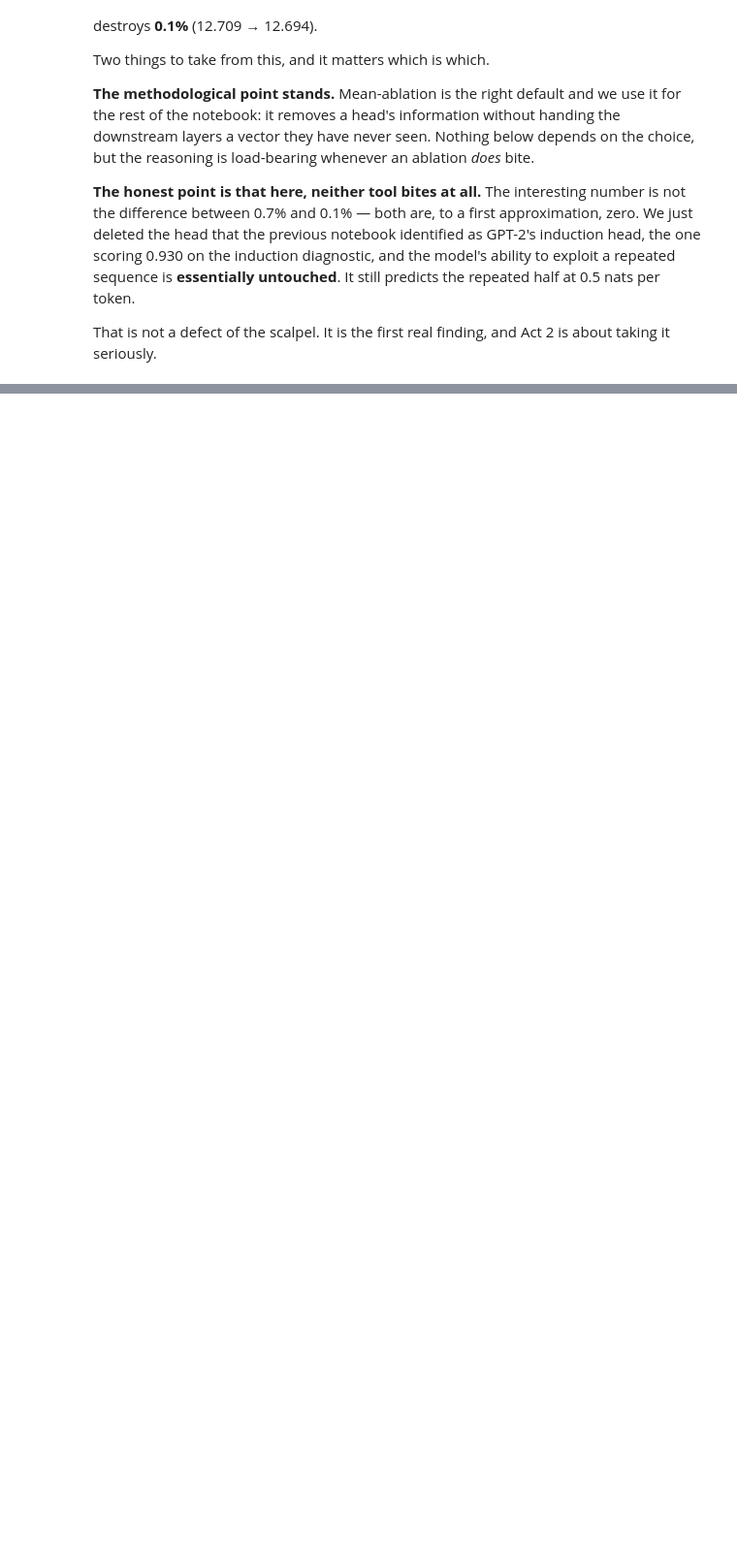
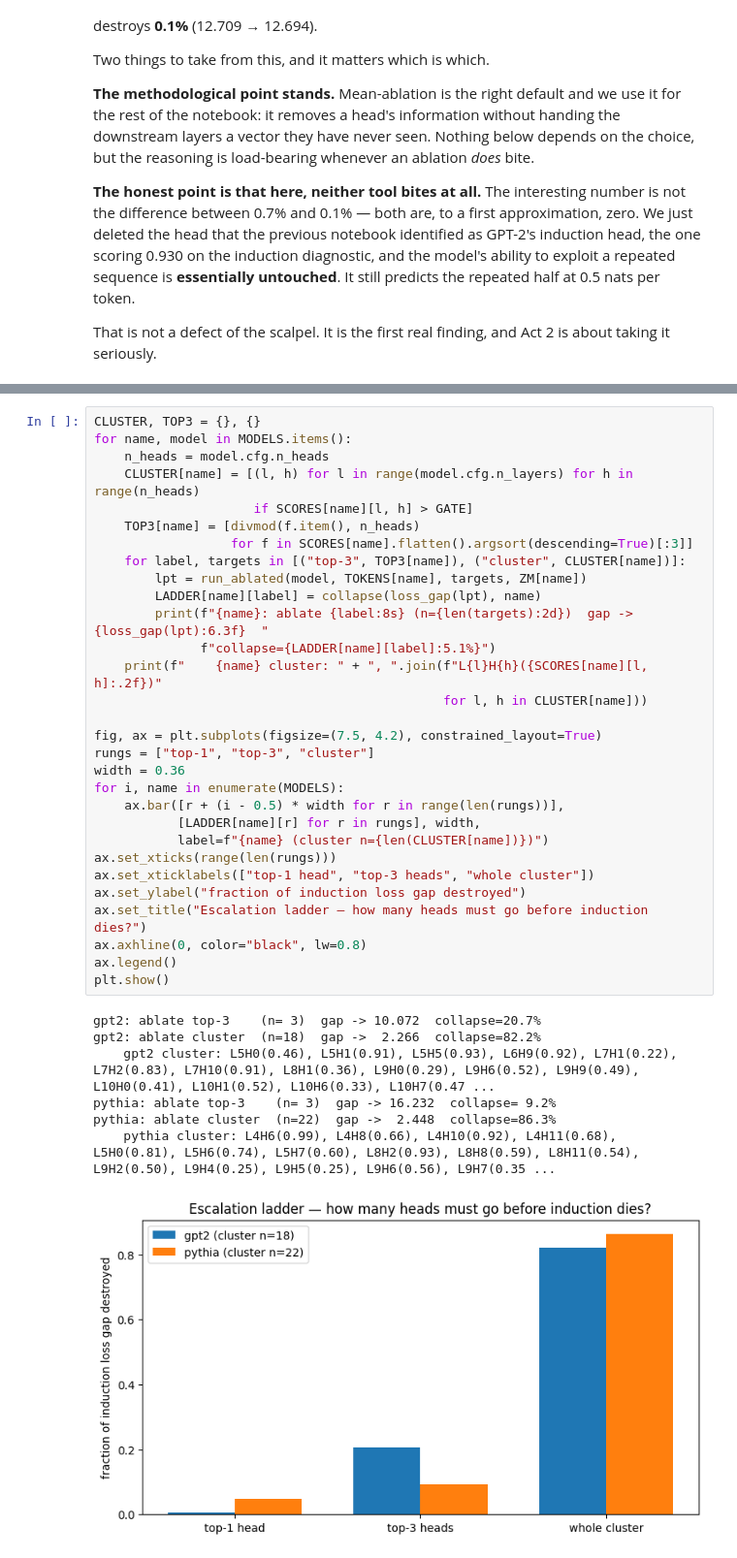
Before and after one commit to barmag/fanous-llm-lens, a Jupyter notebook: notebooks/in_context_learning/induction_ablation.ipynb, the cells around one changed output, grey strips where cells are left out. Shown at 97% size. Drawn from its saved outputs; the diff is of its cells as text; blank space fills up the shorter version.

```diff
--- a/notebooks/in_context_learning/induction_ablation.ipynb
+++ b/notebooks/in_context_learning/induction_ablation.ipynb
@@ -181,0 +271,38 @@ That is not a defect of the scalpel. It is the first real finding, and Act 2 is
+# %%
+CLUSTER, TOP3 = {}, {}
+for name, model in MODELS.items():
+    n_heads = model.cfg.n_heads
+    CLUSTER[name] = [(l, h) for l in range(model.cfg.n_layers) for h in range(n_heads)
+                     if SCORES[name][l, h] > GATE]
+    TOP3[name] = [divmod(f.item(), n_heads)
+                  for f in SCORES[name].flatten().argsort(descending=True)[:3]]
+    for label, targets in [("top-3", TOP3[name]), ("cluster", CLUSTER[name])]:
+        lpt = run_ablated(model, TOKENS[name], targets, ZM[name])
+        LADDER[name][label] = collapse(loss_gap(lpt), name)
+        print(f"{name}: ablate {label:8s} (n={len(targets):2d})  gap -> {loss_gap(lpt):6.3f}  "
+              f"collapse={LADDER[name][label]:5.1%}")
+    print(f"    {name} cluster: " + ", ".join(f"L{l}H{h}({SCORES[name][l, h]:.2f})"
+                                              for l, h in CLUSTER[name]))
+
+fig, ax = plt.subplots(figsize=(7.5, 4.2), constrained_layout=True)
+rungs = ["top-1", "top-3", "cluster"]
+width = 0.36
+for i, name in enumerate(MODELS):
+    ax.bar([r + (i - 0.5) * width for r in range(len(rungs))],
+           [LADDER[name][r] for r in rungs], width,
+           label=f"{name} (cluster n={len(CLUSTER[name])})")
+ax.set_xticks(range(len(rungs)))
+ax.set_xticklabels(["top-1 head", "top-3 heads", "whole cluster"])
+ax.set_ylabel("fraction of induction loss gap destroyed")
+ax.set_title("Escalation ladder — how many heads must go before induction dies?")
+ax.axhline(0, color="black", lw=0.8)
+ax.legend()
+plt.show()
+# %% [output]
+gpt2: ablate top-3    (n= 3)  gap -> 10.072  collapse=20.7%
+gpt2: ablate cluster  (n=18)  gap ->  2.266  collapse=82.2%
+    gpt2 cluster: L5H0(0.46), L5H1(0.91), L5H5(0.93), L6H9(0.92), L7H1(0.22), L7H2(0.83), L7H10(0.91), L8H1(0.36), L9H0(0.29), L9H6(0.52), L9H9(0.49), L10H0(0.41), L10H1(0.52), L10H6(0.33), L10H7(0.47 ...
+pythia: ablate top-3    (n= 3)  gap -> 16.232  collapse= 9.2%
+pythia: ablate cluster  (n=22)  gap ->  2.448  collapse=86.3%
+    pythia cluster: L4H6(0.99), L4H8(0.66), L4H10(0.92), L4H11(0.68), L5H0(0.81), L5H6(0.74), L5H7(0.60), L8H2(0.93), L8H8(0.59), L8H11(0.54), L9H2(0.50), L9H4(0.25), L9H5(0.25), L9H6(0.56), L9H7(0.35 ...
+[figure, added]
```
Also changed, not shown: parts of 7 cells of this notebook.
